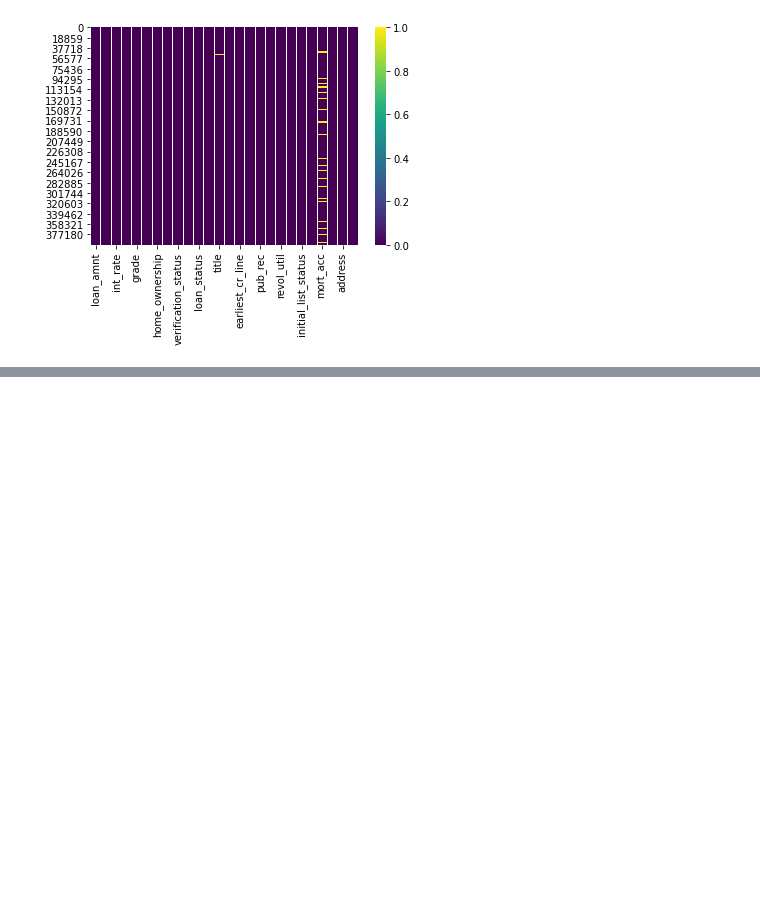
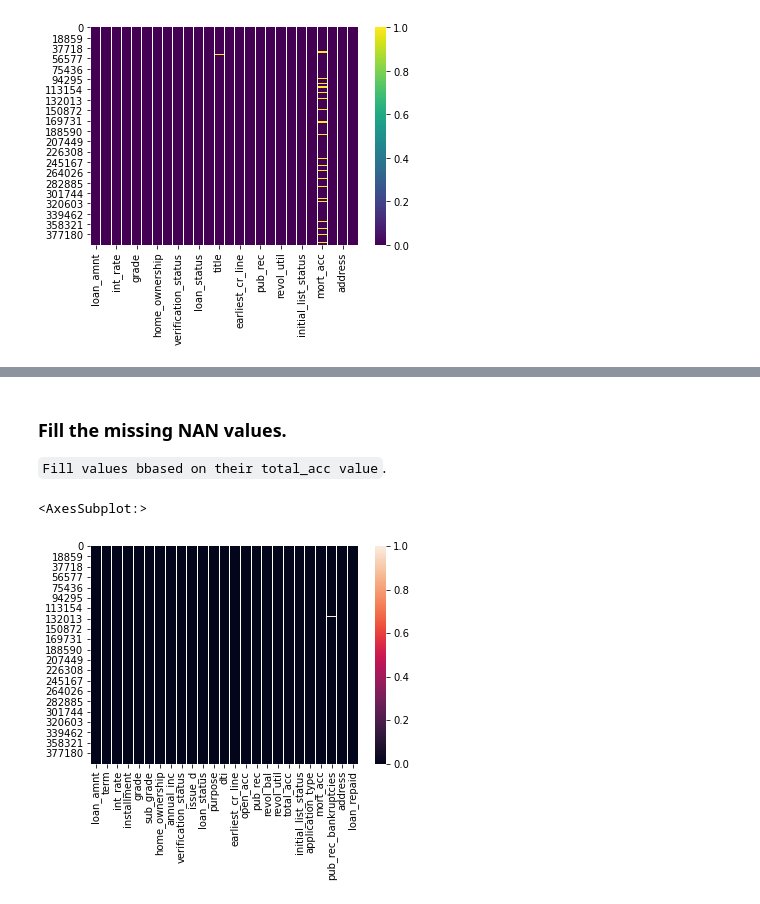
Before and after one commit to sumit-mandal/Machine-Learning-Complete-2, a Jupyter notebook: Deep Learning/Lending_Club_project.ipynb, the cells around one changed output, grey strips where cells are left out. Drawn from its saved outputs; the diff is of its cells as text; code cells hidden in the pictures; blank space fills up the shorter version.

```diff
--- a/Deep Learning/Lending_Club_project.ipynb
+++ b/Deep Learning/Lending_Club_project.ipynb
@@ -745,0 +773,2 @@ sns.heatmap(df.isnull(),cmap='viridis')
+# %%
+df = df.drop('title',axis=1)
@@ -745,0 +875,3 @@ sns.heatmap(df.isnull(),cmap='viridis')
+# %%
+total_acc_avg = df.groupby('total_acc').mean()['mort_acc']
+total_acc_avg
@@ -745,0 +910,17 @@ sns.heatmap(df.isnull(),cmap='viridis')
+# %% [markdown]
+### Fill the missing NAN values.
+`Fill values bbased on their total_acc value`.
+# %%
+def fill_mort_acc(total_acc,mort_acc):
+
+    if np.isnan(mort_acc):
+        return total_acc_avg[total_acc] #look for total_acc_avg based on total_acc
+    else:
+        return mort_acc
+# %%
+df['mort_acc'] = df.apply(lambda x: fill_mort_acc(x['total_acc'],x['mort_acc']),axis=1)
+# %%
+sns.heatmap(df.isnull())
+# %% [output]
+<AxesSubplot:>
+[figure, added]
```
Also changed, not shown: parts of 109 cells of this notebook.
